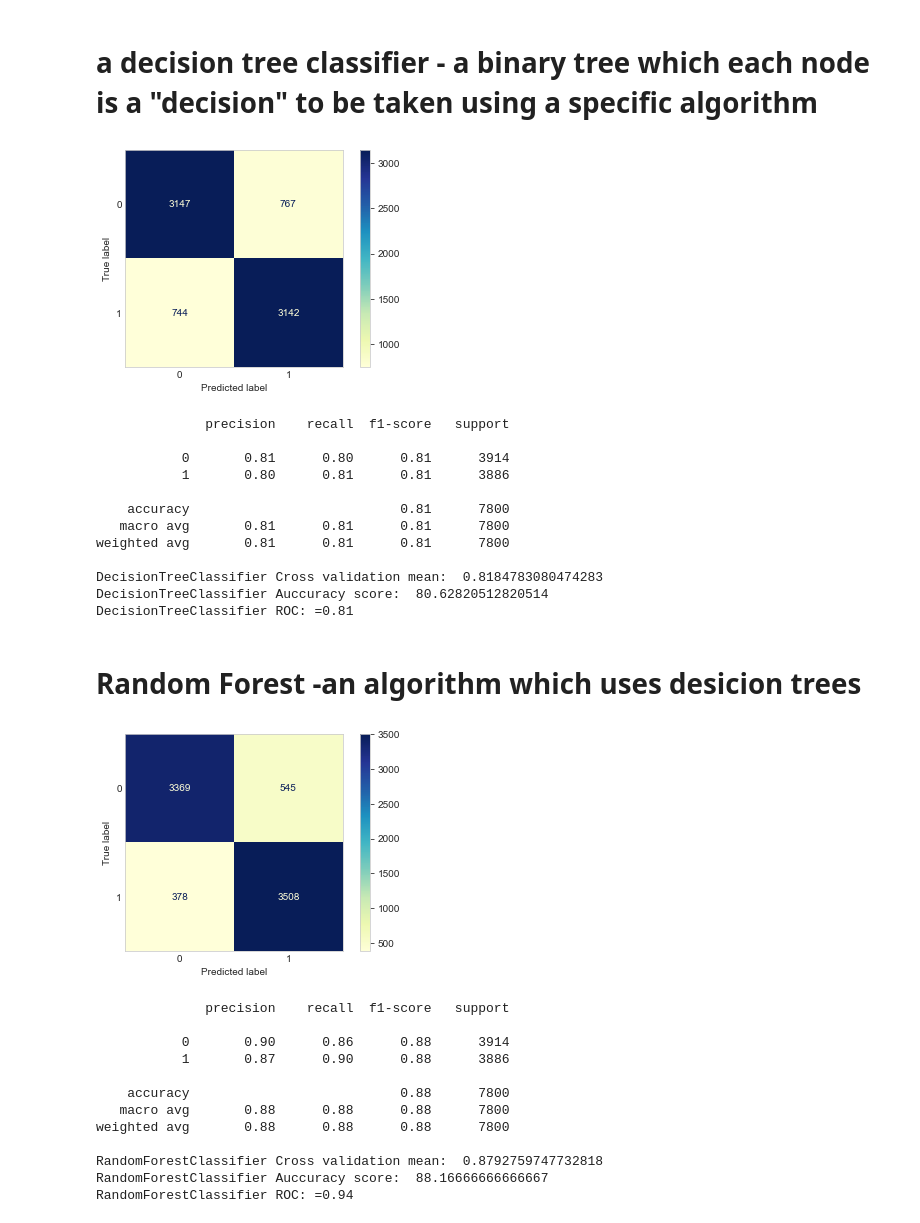
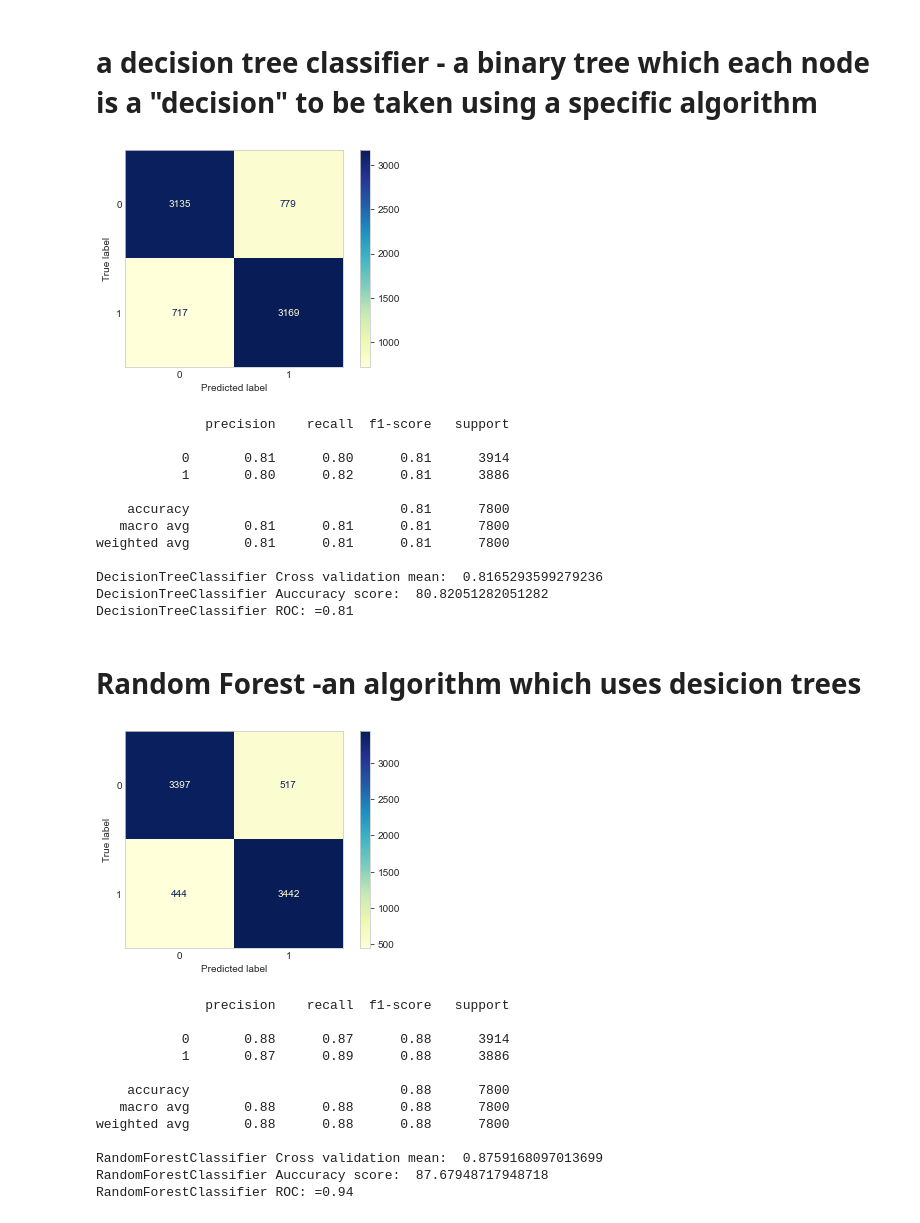
Before and after one commit to TalSomech/Data-Sc-101, a Jupyter notebook: Notebook 3 Classification.ipynb, the cells around one changed output. Drawn from its saved outputs; the diff is of its cells as text; code cells hidden in the pictures.

```diff
--- a/Notebook 3 Classification.ipynb
+++ b/Notebook 3 Classification.ipynb
@@ -273,7 +274,7 @@ DummyClassifier ROC: =0.50
 # %% [markdown]
 # a decision tree classifier - a binary tree which each node is a "decision" to be taken using a specific algorithm
 # %%
-t_clf=tree.DecisionTreeClassifier()
+t_clf=DecisionTreeClassifier()
 t_clf.fit(x_train,y_train)
 fpr[i],tpr[i],tps[i]=get_stats(t_clf,x_test,y_test)
 i+=1
@@ -282,34 +283,34 @@ i+=1
               precision    recall  f1-score   support
 
            0       0.81      0.80      0.81      3914
-           1       0.80      0.81      0.81      3886
+           1       0.80      0.82      0.81      3886
 
     accuracy                           0.81      7800
    macro avg       0.81      0.81      0.81      7800
 weighted avg       0.81      0.81      0.81      7800
 
-DecisionTreeClassifier Cross validation mean:  0.8184783080474283
-DecisionTreeClassifier Auccuracy score:  80.62820512820514
+DecisionTreeClassifier Cross validation mean:  0.8165293599279236
+DecisionTreeClassifier Auccuracy score:  80.82051282051282
 DecisionTreeClassifier ROC: =0.81
 # %% [markdown]
 # Random Forest -an algorithm which uses desicion trees
 # %%
 from sklearn.ensemble import RandomForestClassifier
-rfc=RandomForestClassifier(n_estimators = 1000, random_state = 42)
+rfc=RandomForestClassifier(n_estimators = 30, random_state = 42)
 rfc.fit(x_train,y_train)
 fpr[i],tpr[i],tps[i]=get_stats(rfc,x_test,y_test)
 i+=1
 # %% [output]
-[figure, old version]
+[figure, new version]
               precision    recall  f1-score   support
 
-           0       0.90      0.86      0.88      3914
-           1       0.87      0.90      0.88      3886
+           0       0.88      0.87      0.88      3914
+           1       0.87      0.89      0.88      3886
 
     accuracy                           0.88      7800
    macro avg       0.88      0.88      0.88      7800
 weighted avg       0.88      0.88      0.88      7800
 
-RandomForestClassifier Cross validation mean:  0.8792759747732818
-RandomForestClassifier Auccuracy score:  88.16666666666667
+RandomForestClassifier Cross validation mean:  0.8759168097013699
+RandomForestClassifier Auccuracy score:  87.67948717948718
 RandomForestClassifier ROC: =0.94
```
Also changed, not shown: parts of 14 cells of this notebook, 4 other files.
